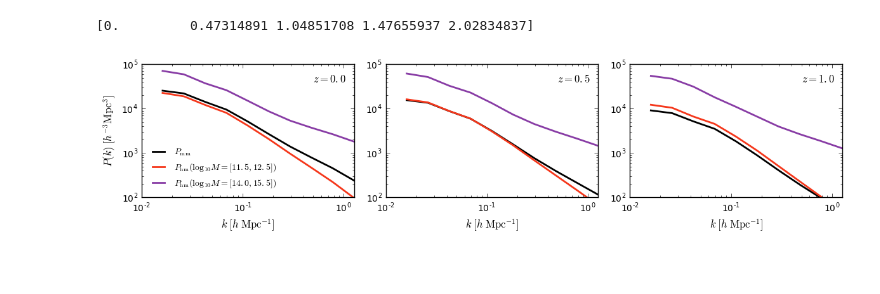
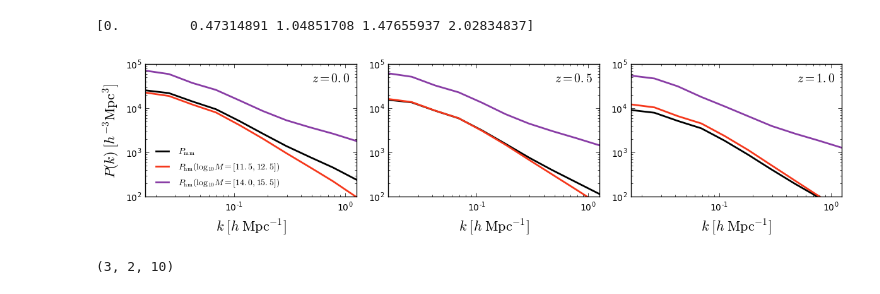
Before and after one commit to liuxx479/NUassemblybias, a Jupyter notebook: AB.ipynb, the cells around one changed output. Saved outputs shown, nothing was run; the diff lists cells and outputs as text; code cells hidden in the pictures; blank space fills up the shorter version.

Commit message:
ass. bias all3 official plot

```diff
--- a/AB.ipynb
+++ b/AB.ipynb
@@ -89,9 +89,9 @@ show()
 [figure]
 # %%
 logM = log10(Mvir)
-Mcut, Mcutlo = 14.0, 12.5
+Mcut, Mcutlo = 14.0, 13 #12.5
 logMbins0 = percentile(logM[ (logM>11.5) & (logM<Mcutlo)], linspace(0,100,101))
-logMbins1 = percentile(logM[(logM>Mcutlo) & (logM<15.5)], linspace(0,100,51))
+logMbins1 = percentile(logM[(logM>Mcutlo) & (logM<15.5)], linspace(0,100,101))
 logMbins = concatenate( [logMbins0, logMbins1])
 print unique(logMbins0).shape, unique(logMbins1).shape
 # %% [output]
@@ -161,6 +161,6 @@ show()
 # %%
 f, axes = subplots(1,3, figsize=(12,3))
-iidx=where(logM>12)[0][choice(sum(logM>12), sum(logM>12)/50, replace=0)]
+iidx=where(logM>12)[0][choice(sum(logM>12), sum(logM>12)/30, replace=0)]
 print len(iidx)
 for i in range(3):
     ix=[Cvir, Vmax, Spin][i]
@@ -169,17 +169,17 @@ for i in range(3):
                       c=imark[iidx], cmap='inferno',vmin=0, vmax=1)
     axes[i].set_xlim(10**12, 10**14.5)
     axes[i].set_ylim(amin(10**ix), amax(10**ix))
-    axes[i].set_xlabel(r'$M_{\rm vir}\; [h^{-1} M_\odot]$', fontsize=12)
-    axes[i].set_ylabel([r'$C_{\rm vir}$', r'$V_{\rm max}$', r'${\rm Spin}$'][i], fontsize=12)
+    axes[i].set_xlabel(r'$M_{\rm vir}\; [h^{-1} M_\odot]$', fontsize=16)
+    axes[i].set_ylabel([r'$C_{\rm vir}$', r'$V_{\rm max}$', r'${\rm Spin}$'][i], fontsize=16)
     axes[i].set_xscale('log');axes[i].set_yscale('log');
 axes[0].set_ylim(2, 110)
 axes[1].set_ylim(90, 2e3)
 axes[2].set_ylim(8e-4, 0.8)
 cax = f.add_axes([0.92, 0.2, 0.02, 0.7])
-cbar = f.colorbar(im, cax=cax, label=r'${\rm Quantile}$')
-cbar.ax.tick_params(labelsize=12)
+cbar = f.colorbar(im, cax=cax)
+#cbar.ax.tick_params(labelsize=12)
+cbar.set_label(label=r'${\rm Quantile}$',size=14)#,weight='bold')
 cbar.set_ticks(linspace(-0.25, 1., 6))
 subplots_adjust(left=0.06, bottom=0.2, right=0.9, top=0.9, wspace=0.25, hspace=0)
 #savefig('plots/quantile.pdf');close()
-#show()
 # %% [output]
@@ -331,20 +332,19 @@ out0_arr = [load('Phm/Pks_mnu%.1f_%i.npy'%(0.0,N)) for N in N_arr[:3]]
 # %%
 seed(808)
 colors=rand(20,3)
 f, axes = subplots(1,3, figsize=(12,3))
 for i in range(3):
     k, [Pmm, Nmm], [Phm12, Nhm12], [Phm14, Nhm14], out_AB_M12, out_AB_M14 = out0_arr[i]
     axes[i].plot(k, Pmm, color='k', lw=2, label=r'$P_{\rm mm}$')
     axes[i].plot(k, Phm12, color=colors[0], lw=2, label=r'$P_{\rm hm} (\log_{10}M=[11.5,12.5])$')
     axes[i].plot(k, Phm14, color=colors[2], lw=2, label=r'$P_{\rm hm} (\log_{10}M=[14.0,15.5])$')
     axes[i].set_xscale('log'), axes[i].set_yscale('log')
-    axes[i].set_xlim(1e-2,k[-1]);axes[i].set_ylim(1e2, 1e5)
-    axes[i].text(0.5, 4e4, r'$z=%.1f$'%(z_arr[i]), fontsize=12)
-    axes[i].set_xlabel(r'$k\; [h \;{\rm Mpc}^{-1}]$', fontsize=12)
-axes[0].set_ylabel(r'$P(k)\; [h^{-3} {\rm Mpc}^{3}]$', fontsize=12)
+    axes[i].set_xlim(k[0],k[-1]);axes[i].set_ylim(1e2, 1e5)
+    axes[i].text(0.5, 4e4, r'$z=%.1f$'%(z_arr[i]), fontsize=14)
+    axes[i].set_xlabel(r'$k\; [h \;{\rm Mpc}^{-1}]$', fontsize=16)
+axes[0].set_ylabel(r'$P(k)\; [h^{-3} {\rm Mpc}^{3}]$', fontsize=16)
 axes[0].legend(loc='lower left', frameon=0, fontsize=10)
 subplots_adjust(left=0.06, bottom=0.2, right=0.98, top=0.9, wspace=0.15, hspace=0)
-show()
 #savefig('plots/Pk.pdf');close()
 # %% [output]
-[figure, old version]
+[figure, new version]
@@ -350,0 +383,4 @@ show()
+# %%
+out_AB_M12.shape
+# %% [output]
+(3, 2, 10)
```
Also changed, not shown: parts of 7 cells of this notebook.
